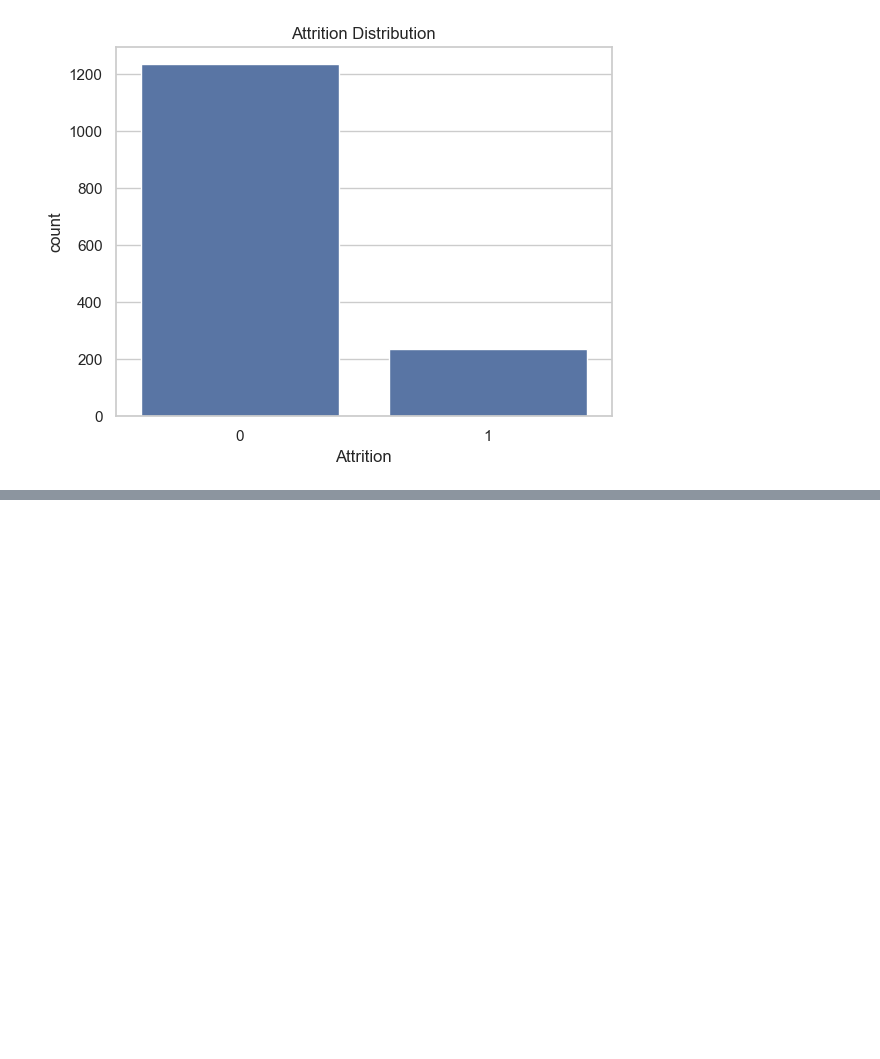
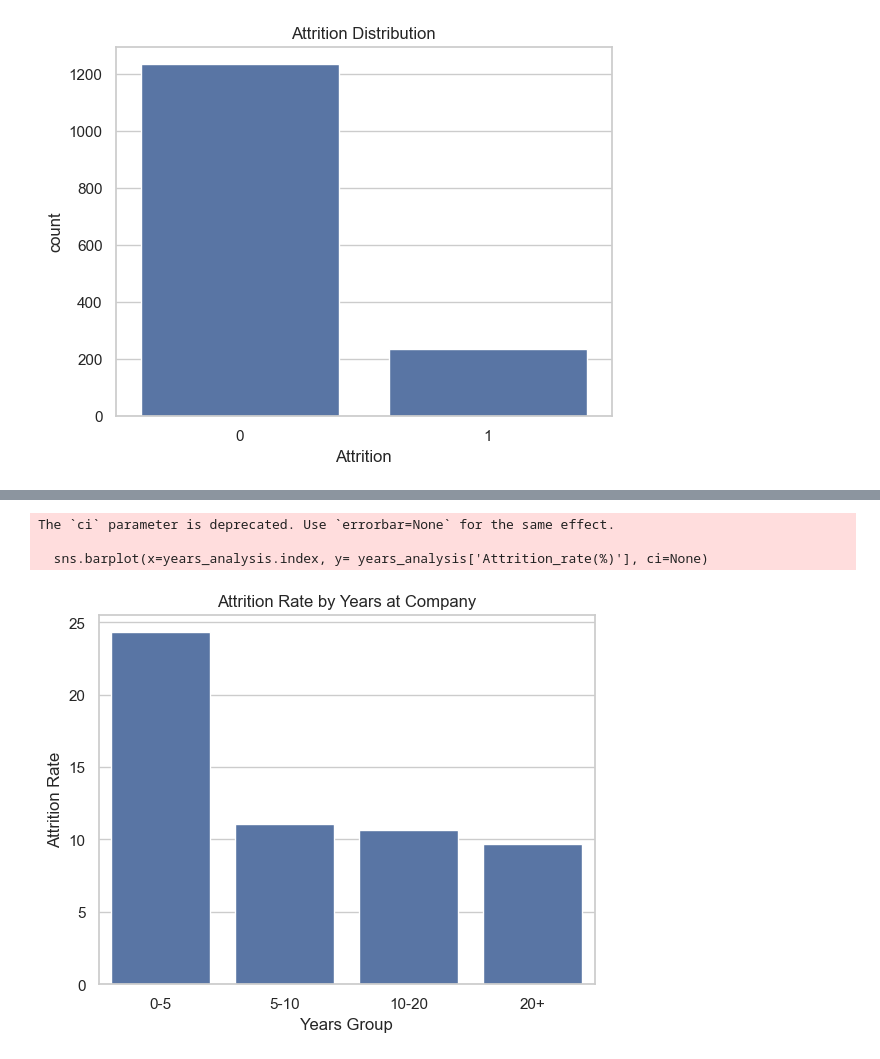
Before and after one commit to jongmin627/employee-attrition-analysis, a Jupyter notebook: notebooks/data_processing.ipynb, the cells around one changed output, grey strips where cells are left out. Cells and saved outputs as stored; diff of their text form; code cells hidden in the pictures; blank space fills up the shorter version.

```diff
--- a/notebooks/data_processing.ipynb
+++ b/notebooks/data_processing.ipynb
@@ -129,0 +187,18 @@ plt.show()
+# %%
+# 근속 연수에 따른 이탈율 분석
+
+yearbins = [0, 5, 10, 20, 50]
+yearlabels = ['0-5', '5-10', '10-20', '20+']
+
+df['YearsGroup'] = pd.cut(df['YearsAtCompany'], bins=yearbins , labels=yearlabels, right=False)
+# %%
+# 그룹 별 실제 이탈한 인원이 몇 명인지 확인
+years_analysis = df.groupby('YearsGroup').agg(
+    Total_count = ('Attrition', 'count'),
+    Attrition_count = ('Attrition', 'sum')
+    )
+
+# 숫자형 유지
+years_analysis['Attrition_rate(%)'] = ((years_analysis['Attrition_count'] / years_analysis['Total_count']) * 100).round(2)
+years_analysis
+# years_analysis['Total_Count'].sum()
@@ -129,0 +212,15 @@ plt.show()
+# %%
+# 근속 연수 그룹별 비교
+
+sns.barplot(x=years_analysis.index, y= years_analysis['Attrition_rate(%)'], ci=None)
+
+plt.title('Attrition Rate by Years at Company')
+plt.ylabel('Attrition Rate')
+plt.xlabel('Years Group')
+
+plt.show()
+# %% [output]
+The `ci` parameter is deprecated. Use `errorbar=None` for the same effect.
+
+  sns.barplot(x=years_analysis.index, y= years_analysis['Attrition_rate(%)'], ci=None)
+[figure, added]
```
Also changed, not shown: parts of 20 cells of this notebook, 9 other files.
